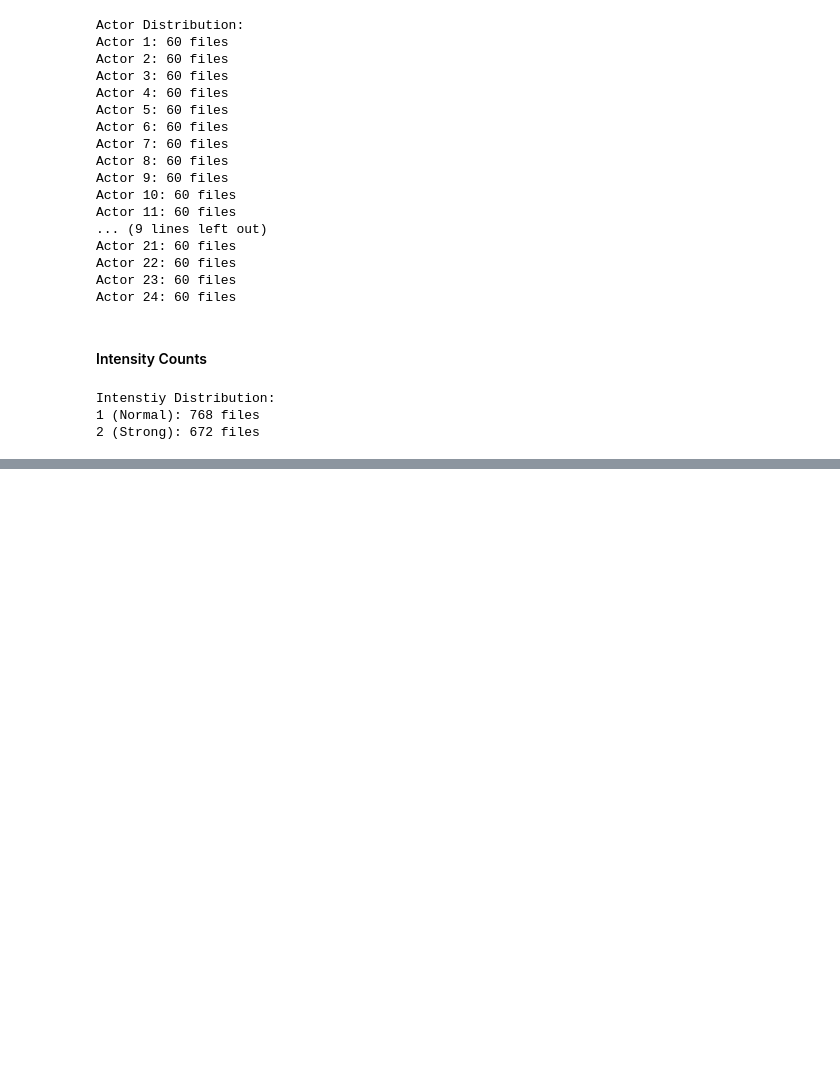
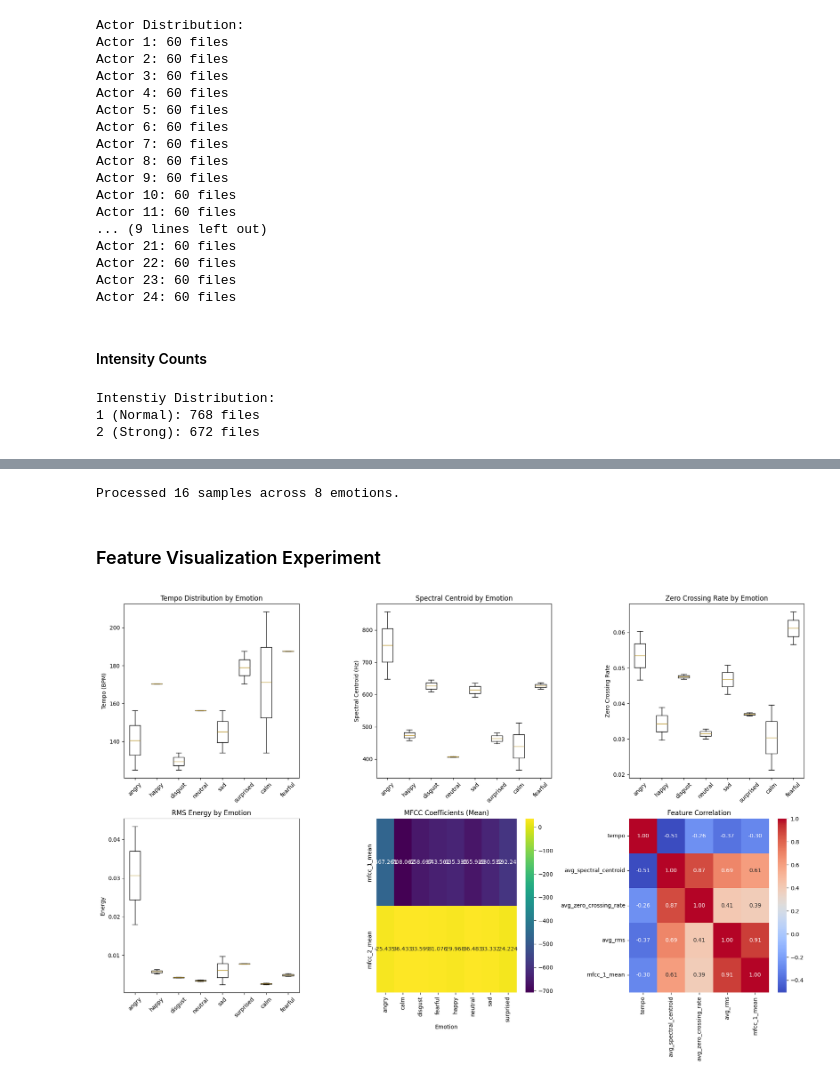
Before and after one commit to Tushar9422/Multimodal_mental_health_ai, a Jupyter notebook: notebooks/audio_collector.ipynb, the cells around one changed output, grey strips where cells are left out. Drawn from its saved outputs; the diff is of its cells as text; code cells hidden in the pictures; blank space fills up the shorter version.

```diff
--- a/notebooks/audio_collector.ipynb
+++ b/notebooks/audio_collector.ipynb
@@ -323,0 +631,58 @@ TypeError: subplot() takes 1 or 3 positional arguments but 2 were given
+# %%
+# Store for visualization
+BATCH_COMPARISION_DF = df_comparison
+print(f"Processed {len(comparison_data)} samples across {len(batch_features)} emotions.")
+# %% [output]
+Processed 16 samples across 8 emotions.
+# %% [markdown]
+### Feature Visualization Experiment
+# %%
+df = BATCH_COMPARISION_DF
+emotions =df['emotion'].unique()
+
+fig, axes = plt.subplots(2, 3, figsize=(18, 12))
+
+# Tempo comparison
+tempo_data = [df[df['emotion'] == emotion]['tempo'].values for emotion in emotions]
+axes[0, 0].boxplot(tempo_data, tick_labels=emotions)
+axes[0, 0].set_title('Tempo Distribution by Emotion')
+axes[0, 0].set_ylabel('Tempo (BPM)')
+axes[0, 0].tick_params(axis='x', rotation=45)
+
+# Spectral Centroid comparison
+centroid_data = [df[df['emotion'] == emotion]['avg_spectral_centroid'].values for emotion in emotions]
+axes[0, 1].boxplot(centroid_data, tick_labels=emotions)
+axes[0, 1].set_title('Spectral Centroid by Emotion')
+axes[0, 1].set_ylabel('Spectral Centroid (Hz)')
+axes[0, 1].tick_params(axis='x', rotation=45)
+
+# Zero Crossing Rate comparison
+zcr_data = [df[df['emotion'] == emotion]['avg_zero_crossing_rate'].values for emotion in emotions]
+axes[0, 2].boxplot(zcr_data, tick_labels=emotions)
+axes[0, 2].set_title('Zero Crossing Rate by Emotion')
+axes[0, 2].set_ylabel('Zero Crossing Rate')
+axes[0, 2].tick_params(axis='x', rotation=45)
+
+# RMS Energy
+rms_data = [df[df['emotion'] == emotion]['avg_rms'].values for emotion in emotions]
+axes[1,0].boxplot(rms_data, tick_labels=emotions)
+axes[1,0].set_title('RMS Energy by Emotion')
+axes[1,0].set_ylabel('Energy')
+axes[1,0].tick_params(axis='x', rotation=45)
+
+# MFCC coefficients heatmap
+mfcc_summary = df.groupby('emotion')[['mfcc_1_mean', 'mfcc_2_mean']].mean()
+sns.heatmap(mfcc_summary.T, annot=True, fmt='.3f', cmap='viridis', ax=axes[1,1])
+axes[1,1].set_title('MFCC Coefficients (Mean)')
+axes[1,1].set_xlabel('Emotion')
+
+# Feature correlation
+numeric_cols = ['tempo', 'avg_spectral_centroid', 'avg_zero_crossing_rate', 'avg_rms', 'mfcc_1_mean']
+corr_matrix = df[numeric_cols].corr()
+sns.heatmap(corr_matrix, annot=True, fmt='.2f', cmap='coolwarm', ax=axes[1,2])
+axes[1, 2].set_title('Feature Correlation')
+
+plt.tight_layout()
+plt.show()
+# %% [output]
+[figure, added]
```
Also changed, not shown: parts of 21 cells of this notebook, 1 other file.
